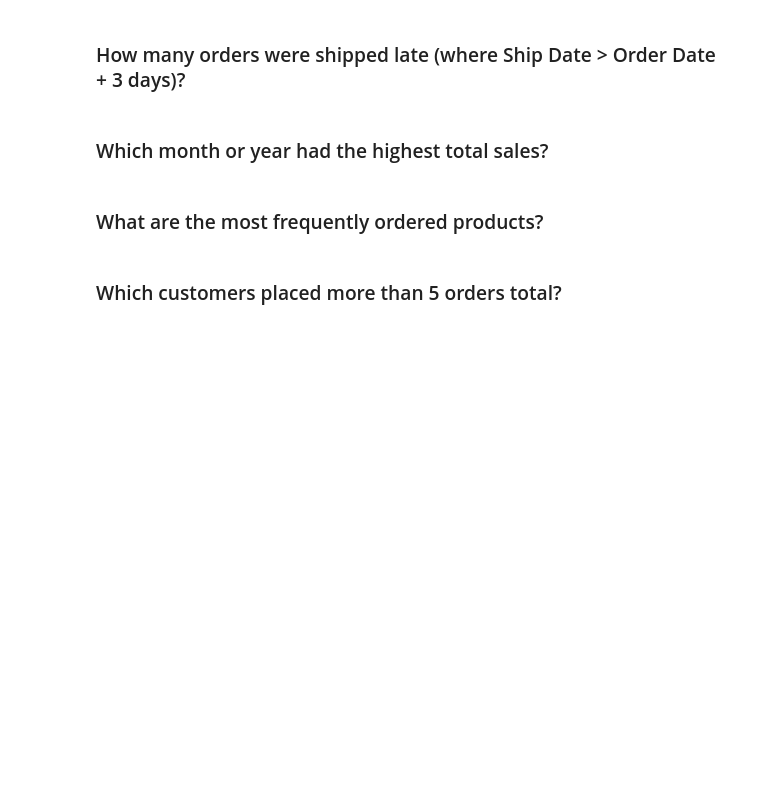
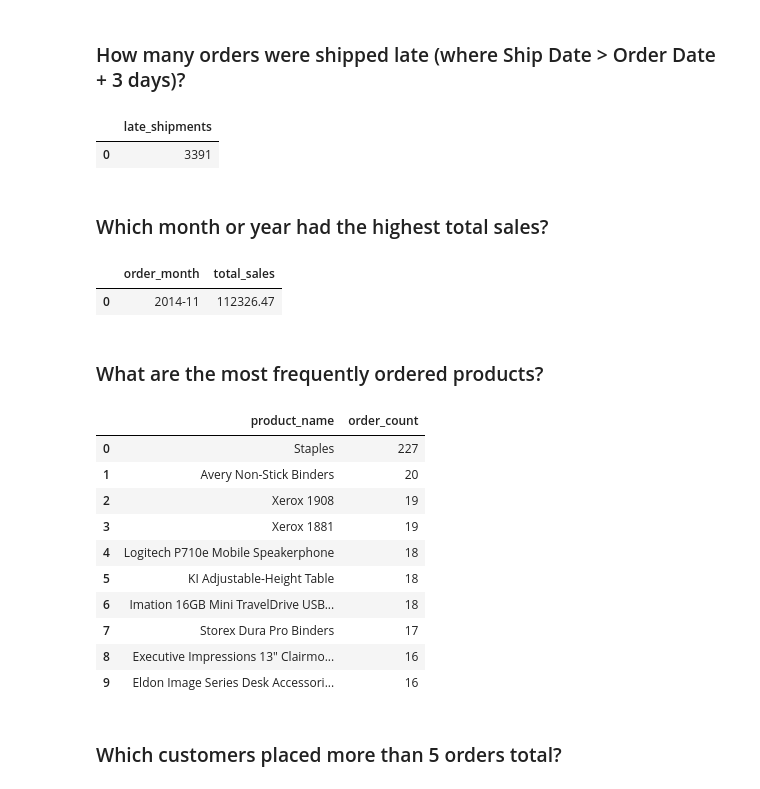
Before and after one commit to DaviLeeAnn/DataAnalysisModule3, a Jupyter notebook: Week4/notebooks/superstore_sales_workflow.ipynb, the cells around one changed output. Saved outputs shown, nothing was run; the diff lists cells and outputs as text; code cells hidden in the pictures; blank space fills up the shorter version.

```diff
--- a/Week4/notebooks/superstore_sales_workflow.ipynb
+++ b/Week4/notebooks/superstore_sales_workflow.ipynb
@@ -297,8 +297,16 @@ result5
 # %% [markdown]
 ### How many orders were shipped late (where Ship Date > Order Date + 3 days)?
 # %%
-query6 = """ Your code here! """
+query6 = """
+SELECT
+    COUNT(*) AS late_shipments
+FROM orders
+WHERE julianday(ship_date) - julianday(order_date) > 3;
+"""
 result6 = pd.read_sql(query6, conn)
 result6
+# %% [output]
+|  | late_shipments |
+| 0 | 3391 |
 # %% [markdown]
 ### Which month or year had the highest total sales?
@@ -309,2 +313,17 @@ result7
+# %%
+query7 = """
+SELECT
+    strftime('%Y-%m', o.order_date) AS order_month,
+    ROUND(SUM(od.sales), 2) AS total_sales
+FROM order_details od
+JOIN orders o ON od.order_id = o.order_id
+GROUP BY order_month
+ORDER BY total_sales DESC
+LIMIT 1;"""
+result7 = pd.read_sql(query7, conn)
+result7
+# %% [output]
+|  | order_month | total_sales |
+| 0 | 2014-11 | 112326.47 |
 # %% [markdown]
 ### What are the most frequently ordered products?
@@ -315,2 +330,26 @@ result8
+# %%
+query8 = """
+SELECT
+    p.product_name,
+    COUNT(*) AS order_count
+FROM order_details od
+JOIN products p ON od.product_id = p.product_id
+GROUP BY p.product_name
+ORDER BY order_count DESC
+LIMIT 10;"""
+result8 = pd.read_sql(query8, conn)
+result8
+# %% [output]
+|  | product_name | order_count |
+| 0 | Staples | 227 |
+| 1 | Avery Non-Stick Binders | 20 |
+| 2 | Xerox 1908 | 19 |
+| 3 | Xerox 1881 | 19 |
+| 4 | Logitech P710e Mobile Speakerphone | 18 |
+| 5 | KI Adjustable-Height Table | 18 |
+| 6 | Imation 16GB Mini TravelDrive USB... | 18 |
+| 7 | Storex Dura Pro Binders | 17 |
+| 8 | Executive Impressions 13" Clairmo... | 16 |
+| 9 | Eldon Image Series Desk Accessori... | 16 |
 # %% [markdown]
 ### Which customers placed more than 5 orders total?
```
Also changed, not shown: parts of 6 cells of this notebook.
